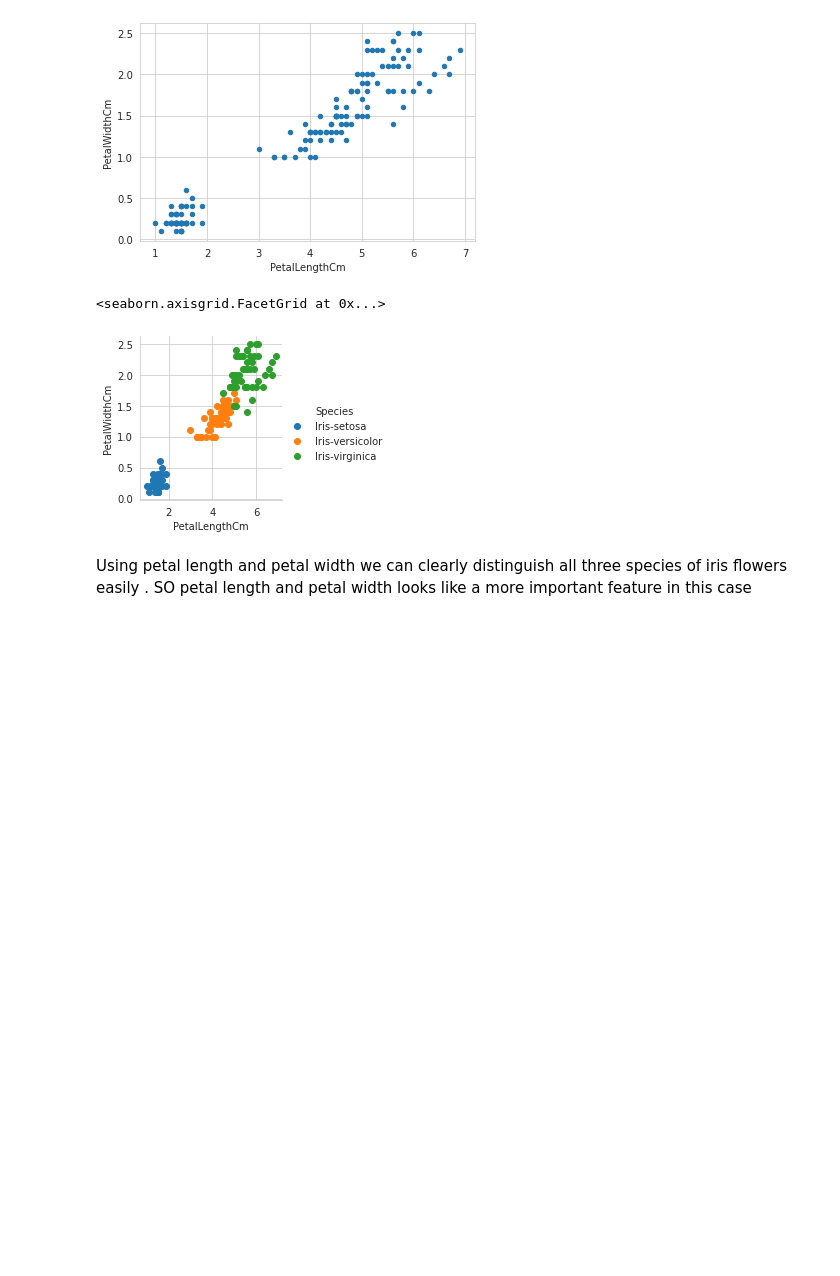
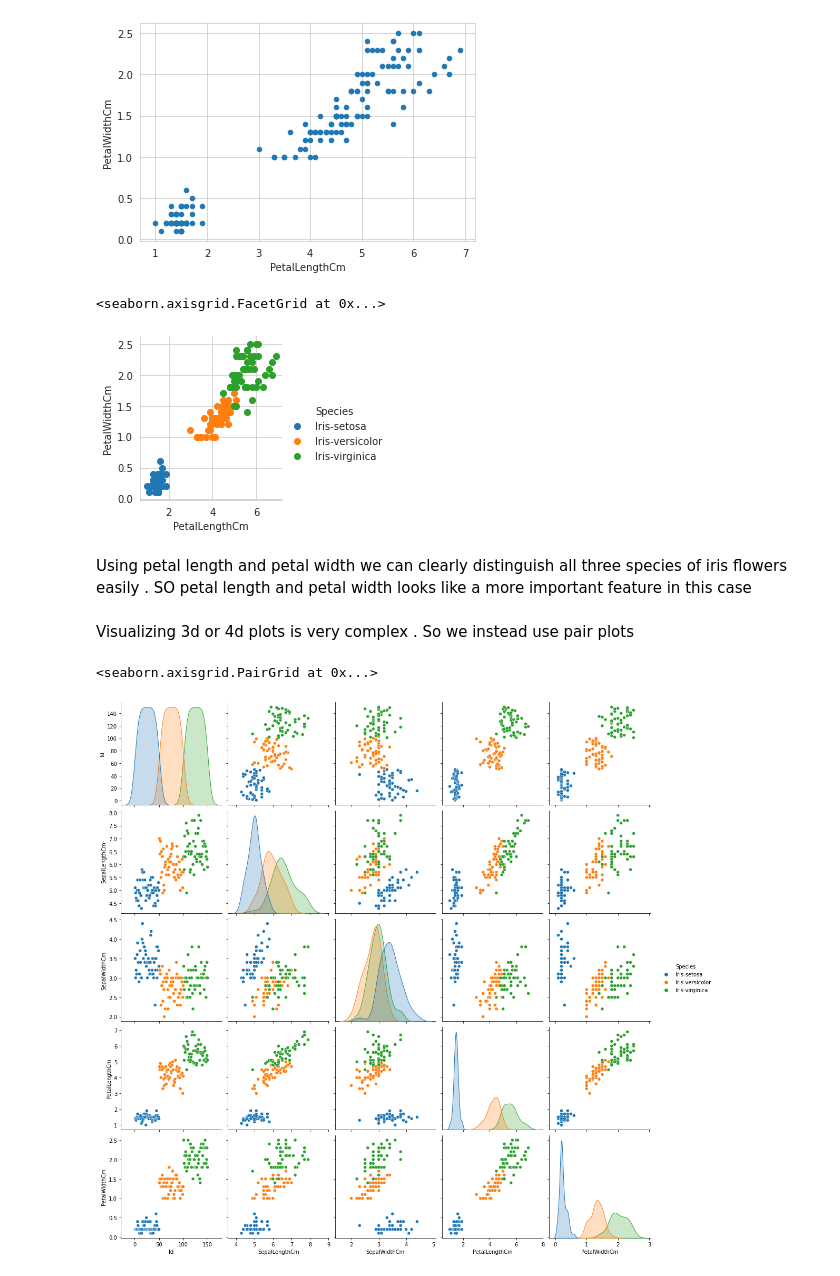
Before and after one commit to pranzalkhadka/ExploratoryDataAnalysis, a Jupyter notebook: EDA.ipynb, the cells around one changed output. Drawn from its saved outputs; the diff is of its cells as text; code cells hidden in the pictures; blank space fills up the shorter version.

Commit message:
Further visualization

```diff
--- a/EDA.ipynb
+++ b/EDA.ipynb
@@ -47,3 +47,10 @@ sns.FacetGrid(iris,hue="Species").map(plt.scatter,"PetalLengthCm","PetalWidthCm"
 [figure]
 # %% [markdown]
 Using petal length and petal width we can clearly distinguish all three species of iris flowers easily . SO petal length and petal width looks like a more important feature in this case
+# %% [markdown]
+Visualizing 3d or 4d plots is very complex . So we instead use pair plots
+# %%
+sns.pairplot(iris,hue="Species",height=3)
+# %% [output]
+<seaborn.axisgrid.PairGrid at 0x...>
+[figure, added]
```
Also changed, not shown: parts of 8 cells of this notebook.
